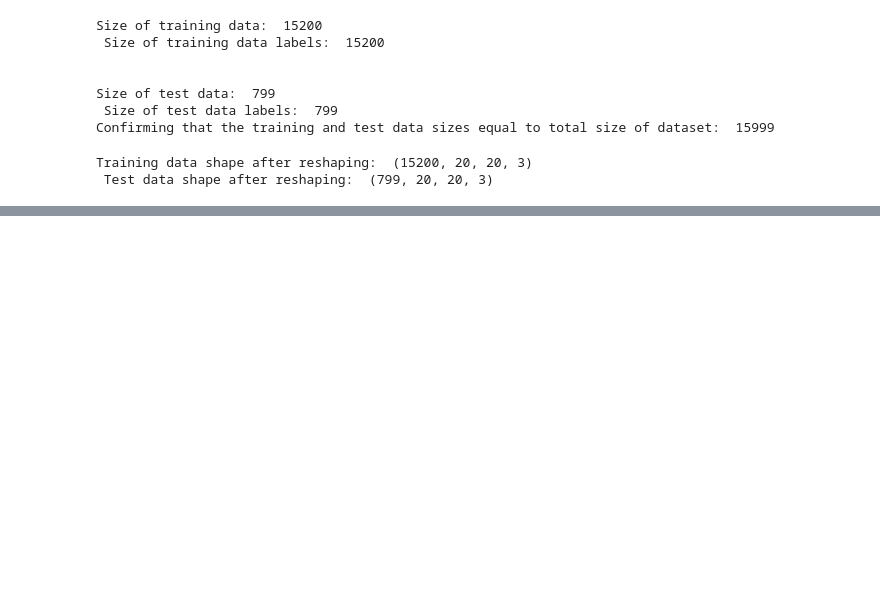
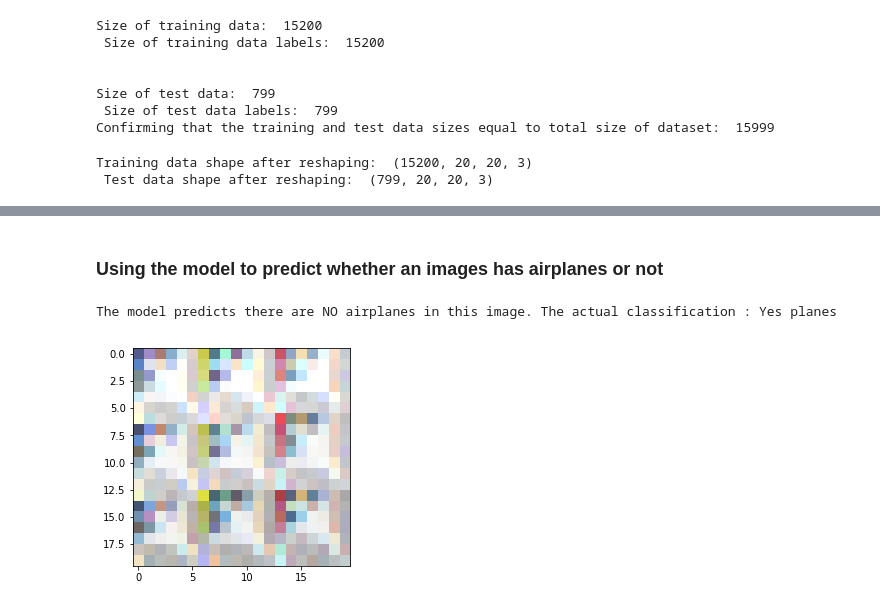
Before and after one commit to darshdee/Deep-Learning, a Jupyter notebook: My Projects/Classification_Satellite_Images/CNNs with Sattelite Images.ipynb, the cells around one changed output, grey strips where cells are left out. Drawn from its saved outputs; the diff is of its cells as text; code cells hidden in the pictures; blank space fills up the shorter version.

```diff
--- a/My Projects/Classification_Satellite_Images/CNNs with Sattelite Images.ipynb
+++ b/My Projects/Classification_Satellite_Images/CNNs with Sattelite Images.ipynb
@@ -235,3 +279,27 @@ KeyboardInterrupt:
+# %% [markdown]
+### Using the model to predict whether an images has airplanes or not
+# %%
+a = np.array(training_pixel_np[1:2]).reshape(20,20,3)
+plt.imshow(a)
+
+#---------------
+preds = model.predict_classes(training_pixel_np[1:2])
+
+
+
+if training_data_labels[1:2][0][1] == 1:
+    actual = ': Yes planes'
+else:
+    actual = ': No planes'
+
+
+if preds[0] == 0:
+    print ('The model predicts there are NO airplanes in this image. The actual classification {}'.format(actual))
+else:
+    print ('The model predicts that there ARE airplanes in this image. The actual classification {}'.format(actual))
+# %% [output]
+The model predicts there are NO airplanes in this image. The actual classification : Yes planes
+[figure, added]
 # %%
 #lets take random images and predict
 preds = model.predict(training_pixel_np[1:10])
```
Also changed, not shown: parts of 36 cells of this notebook.
